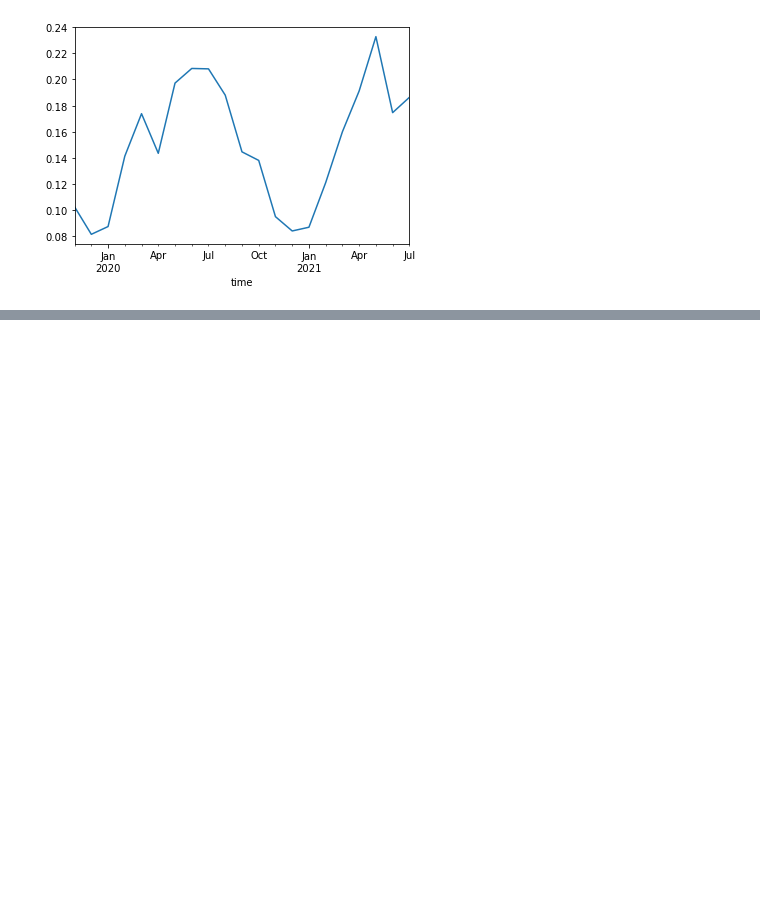
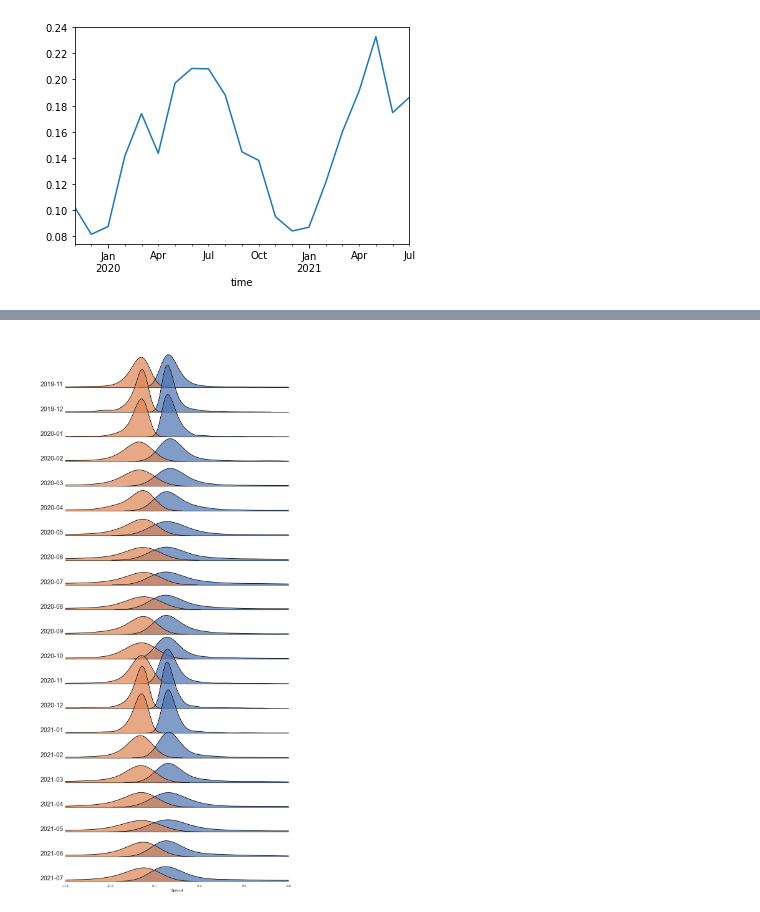
Before and after one commit to AyrtonB/WPD-Hackathon, a Jupyter notebook: nbs/03b-eda.ipynb, the cells around one changed output, grey strips where cells are left out. Cells and saved outputs as stored; diff of their text form; code cells hidden in the pictures; blank space fills up the shorter version.

Commit message:
added more eda around the spread

```diff
--- a/nbs/03b-eda.ipynb
+++ b/nbs/03b-eda.ipynb
@@ -45,3 +73,16 @@ s_avg_to_max.resample('MS').mean().plot() # should do the mean and max/min, will
 # %% [output]
 <AxesSubplot:xlabel='time'>
 [figure]
+# %%
+df_spread = (
+    (df_target['value_max'] - df_features['value'])
+    .to_frame()
+    .rename(columns={0: 'max'})
+    .assign(min=df_target['value_min'] - df_features['value'])
+    .unstack()
+    .reset_index()
+    .rename(columns={'level_0': 'spread_type', 0: 'spread'})
+    .pipe(lambda df: df.assign(month=pd.to_datetime(df['time']).dt.strftime('%Y-%m')))
+)
+
+df_spread.head()
@@ -47,0 +96,25 @@ s_avg_to_max.resample('MS').mean().plot() # should do the mean and max/min, will
+# %%
+sns.set_theme(style='white', rc={'axes.facecolor': (0, 0, 0, 0)})
+
+g = sns.FacetGrid(df_spread, row='month', hue='spread_type', aspect=9, height=1.2)
+
+g.map_dataframe(sns.kdeplot, x='spread', fill=True, alpha=0.7)
+g.map_dataframe(sns.kdeplot, x='spread', color='black', label=None)
+
+g.fig.subplots_adjust(hspace=-.5)
+plt.gca().set_xlim(-0.4, 0.6)
+g.set_titles('', row_template='{row_name}')
+g.set(yticks=[])
+g.despine(left=True)
+
+ax = plt.gca()
+ax.set_xlim(-0.4, 0.6)
+ax.set_xlabel('Spread')
+
+[
+    ax.set_ylabel(month, loc='bottom', rotation=0, fontsize=20, labelpad=80)
+    for month, ax in
+    zip(sorted(df_spread['month'].unique()), g.fig.get_axes())
+];
+# %% [output]
+[figure, added]
```
Also changed, not shown: parts of 7 cells of this notebook, 5 other files.
